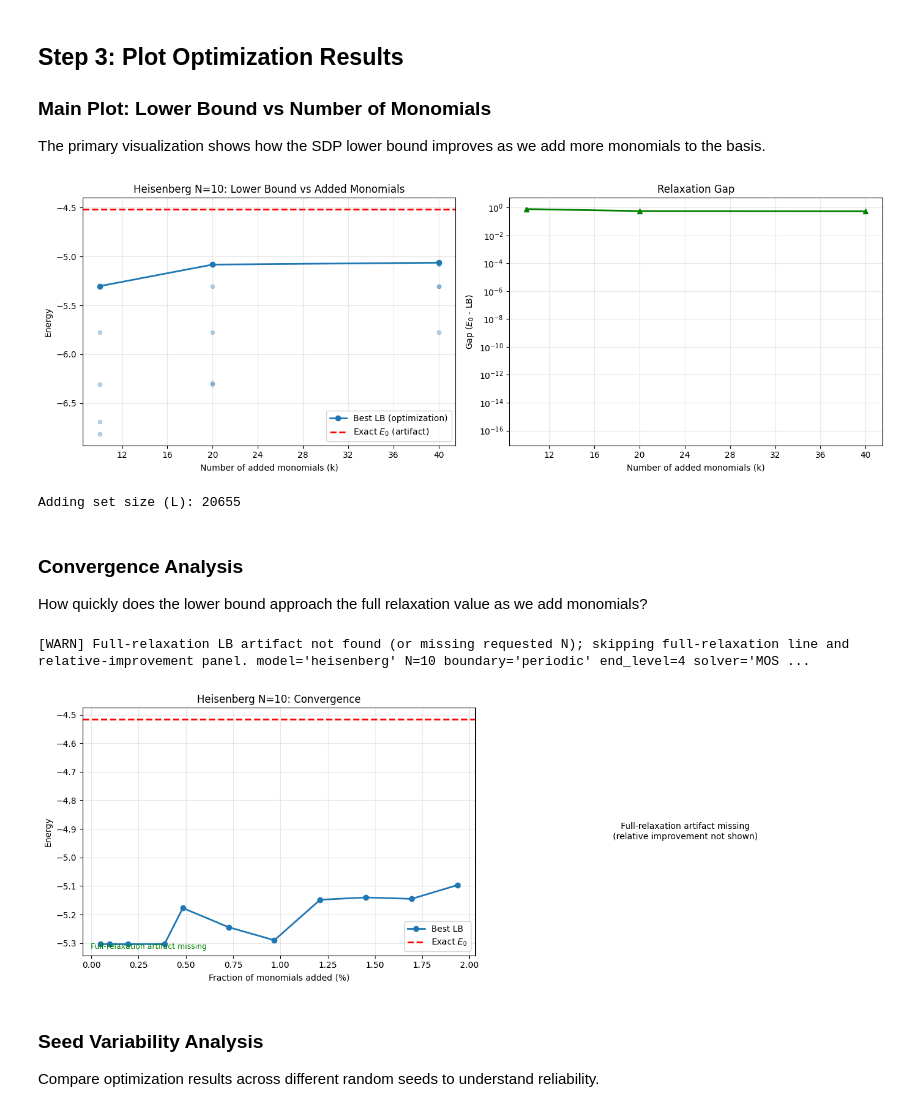
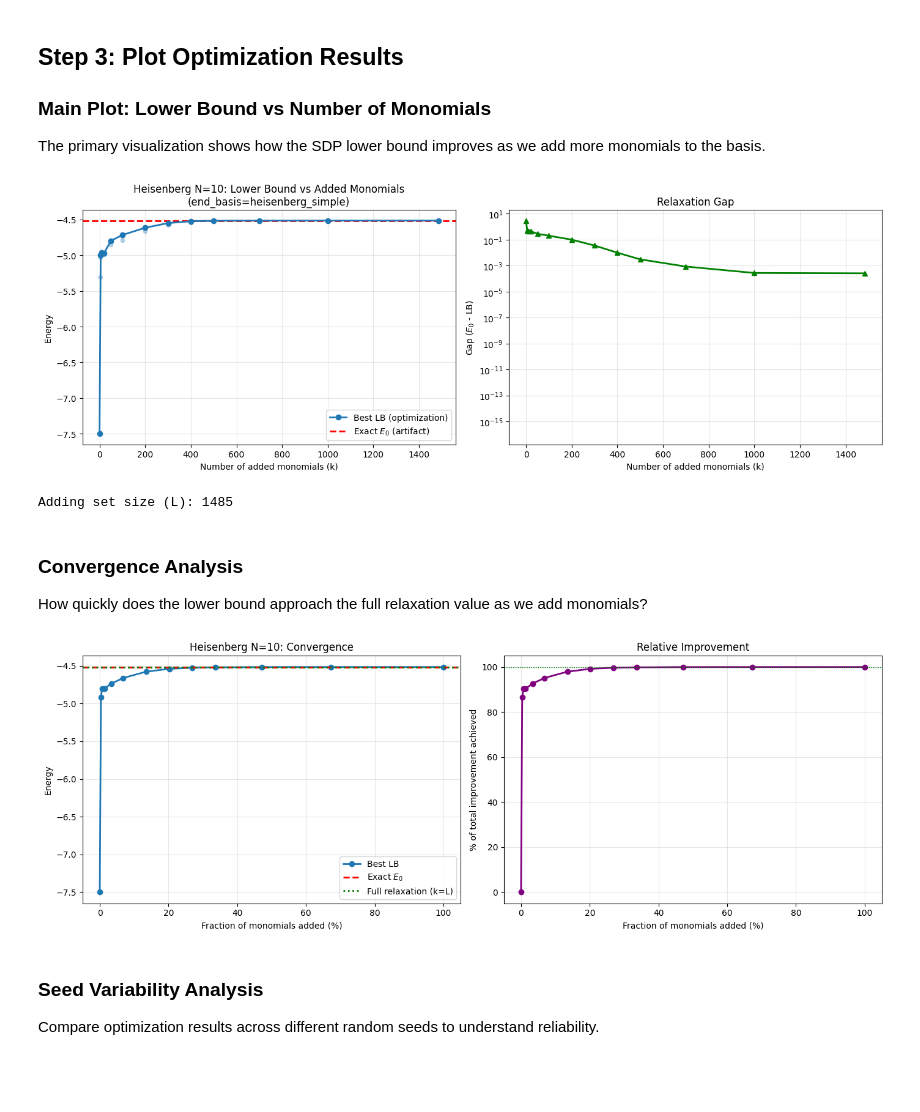
Before and after one commit to Ciscone7/OptimalMomentsNPA, a Jupyter notebook: workflow_demo.ipynb, the cells around one changed output. Cells and saved outputs as stored; diff of their text form; code cells hidden in the pictures; blank space fills up the shorter version.

```diff
--- a/workflow_demo.ipynb
+++ b/workflow_demo.ipynb
@@ -360,15 +360,16 @@ result = plot_optimization_sweep(
     N=10,
     boundary="periodic",
     start_level=1,
-    end_level=4,
+    end_level=2,
+    end_basis="heisenberg_simple",
     method="rbm",
     show_seeds=True,  # Show individual seed results as scatter points
 )
 
 print(f"Adding set size (L): {result['L']}")
 # %% [output]
-[figure, old version]
+[figure, new version]
-Adding set size (L): 20655
+Adding set size (L): 1485
 # %% [markdown]
 ### Convergence Analysis
 
@@ -376,18 +377,18 @@ How quickly does the lower bound approach the full relaxation value as we add mo
 # %%
 # Plot convergence: normalized improvement vs fraction of monomials
 from plots import plot_optimization_convergence
 
 _ = plot_optimization_convergence(
     model="heisenberg",
     N=10,
     boundary="periodic",
     start_level=1,
-    end_level=4,
-    method="bo"
+    end_level=2,
+    end_basis="heisenberg_simple",
+    method="pt",
 )
 # %% [output]
-[WARN] Full-relaxation LB artifact not found (or missing requested N); skipping full-relaxation line and relative-improvement panel. model='heisenberg' N=10 boundary='periodic' end_level=4 solver='MOS ...
-[figure, old version]
+[figure, new version]
 # %% [markdown]
 ### Seed Variability Analysis
 
```
Also changed, not shown: parts of 13 cells of this notebook, 2 other files.
